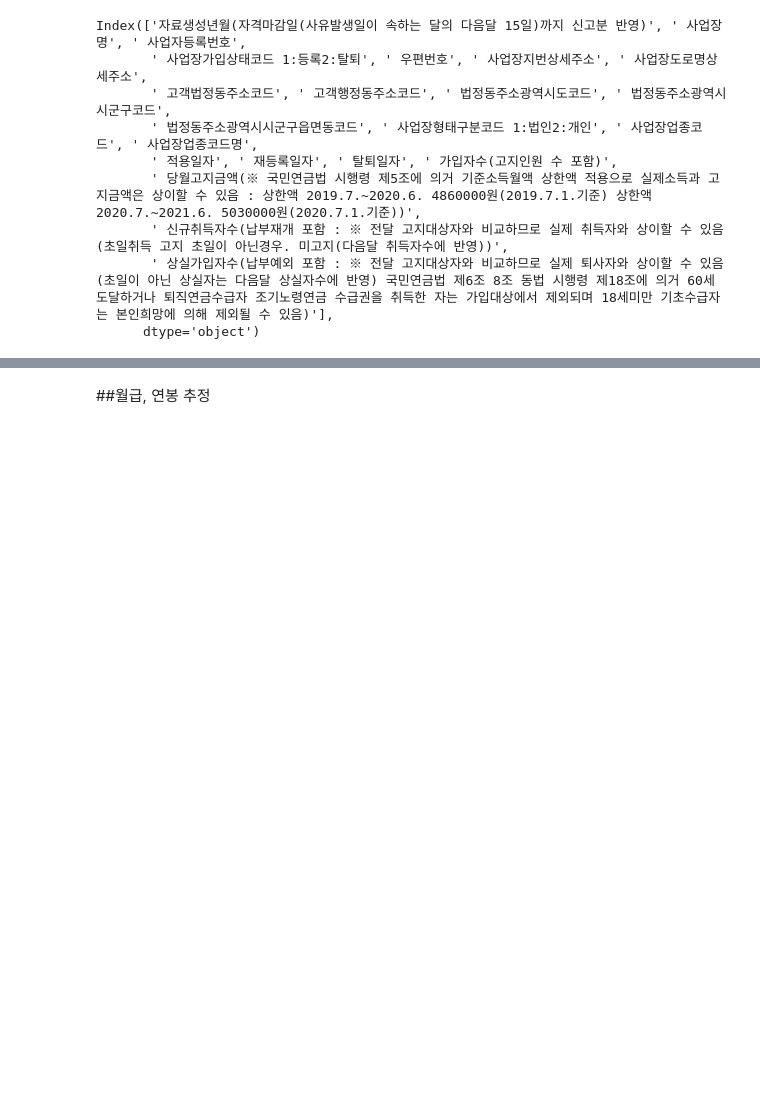
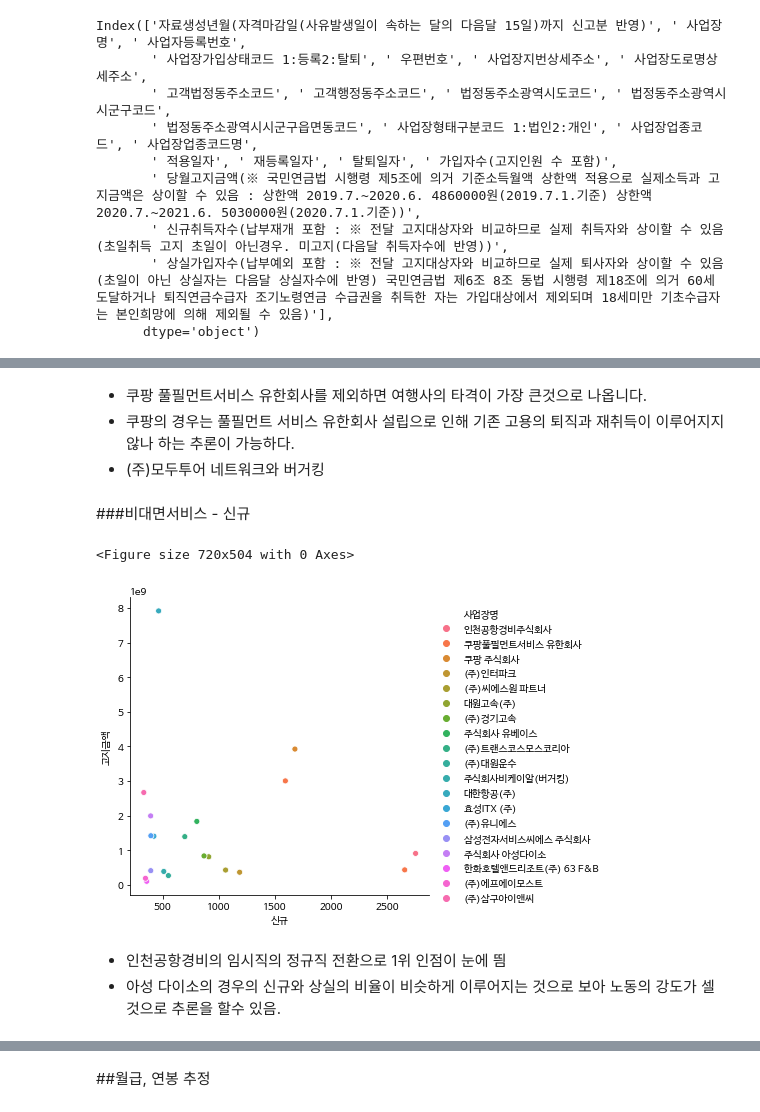
Before and after one commit to SANGSEOSEO/philosophy_datascience, a Jupyter notebook: 국민연금을_통해_본_COVID19에서의_우리경제.ipynb, the cells around one changed output, grey strips where cells are left out. Cells and saved outputs as stored; diff of their text form; code cells hidden in the pictures; blank space fills up the shorter version.

```diff
--- a/국민연금을_통해_본_COVID19에서의_우리경제.ipynb
+++ b/국민연금을_통해_본_COVID19에서의_우리경제.ipynb
@@ -128,2 +123,20 @@ len([biz for biz in df['업종코드'] if str(biz).startswith('924')])
+# %% [markdown]
+- 쿠팡 풀필먼트서비스 유한회사를 제외하면 여행사의 타격이 가장 큰것으로 나옵니다.
+- 쿠팡의 경우는 풀필먼트 서비스 유한회사 설립으로 인해 기존 고용의 퇴직과 재취득이 이루어지지 않나 하는 추론이 가능하다.
+- (주)모두투어 네트워크와 버거킹
+# %% [markdown]
+###비대면서비스 - 신규
+# %%
+ds_uncntN = df_uncontact[['자료생성년월', '사업장명', '사업장형태', '업종코드명', '적용일', '탈퇴일', '가입상태', '신규', '상실', '가입자수', '고지금액']].sort_values(by='신규', ascending=False).head(20)
+# %%
+plt.figure(figsize=(10, 7))
+sns.relplot(x='신규', y='고지금액', data=ds_uncntN, hue='사업장명')
+plt.show()
+# %% [output]
+<Figure size 720x504 with 0 Axes>
+[figure, added]
+# %% [markdown]
+- 인천공항경비의 임시직의 정규직 전환으로 1위 인점이 눈에 띔
+- 아성 다이소의 경우의 신규와 상실의 비율이 비슷하게 이루어지는 것으로 보아 노동의 강도가 셀것으로 추론을 할수 있음.
 # %%
 df_IT['사업장명'] = df_IT['사업장명'].apply(text_preprocess)
```
Also changed, not shown: parts of 34 cells of this notebook.
